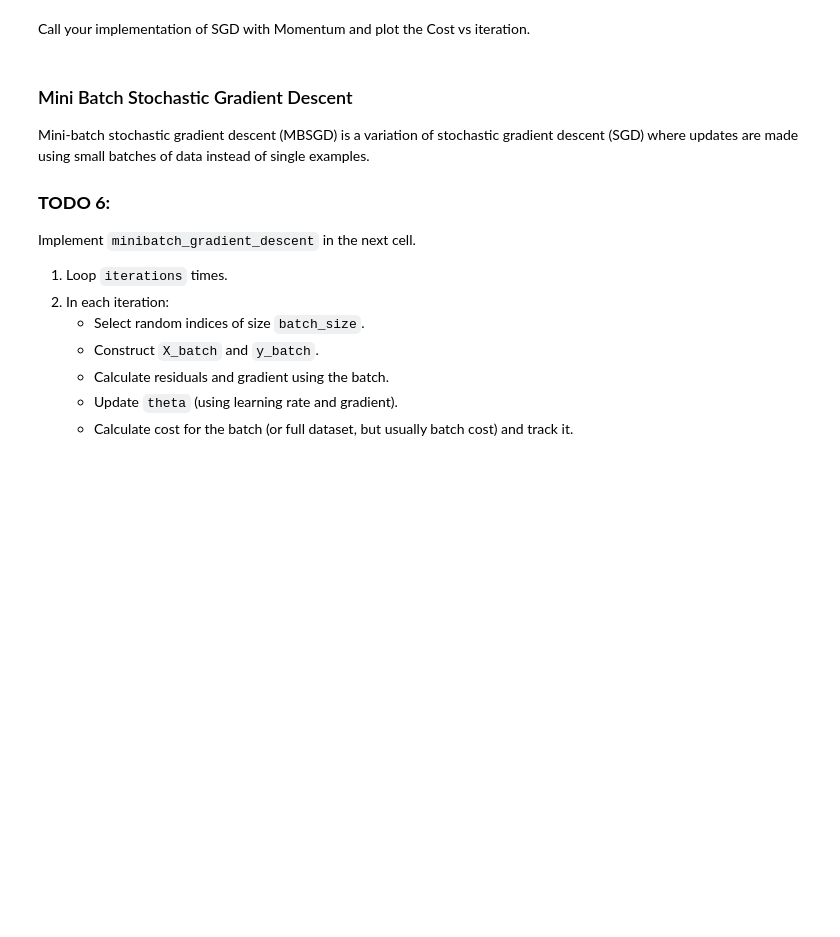
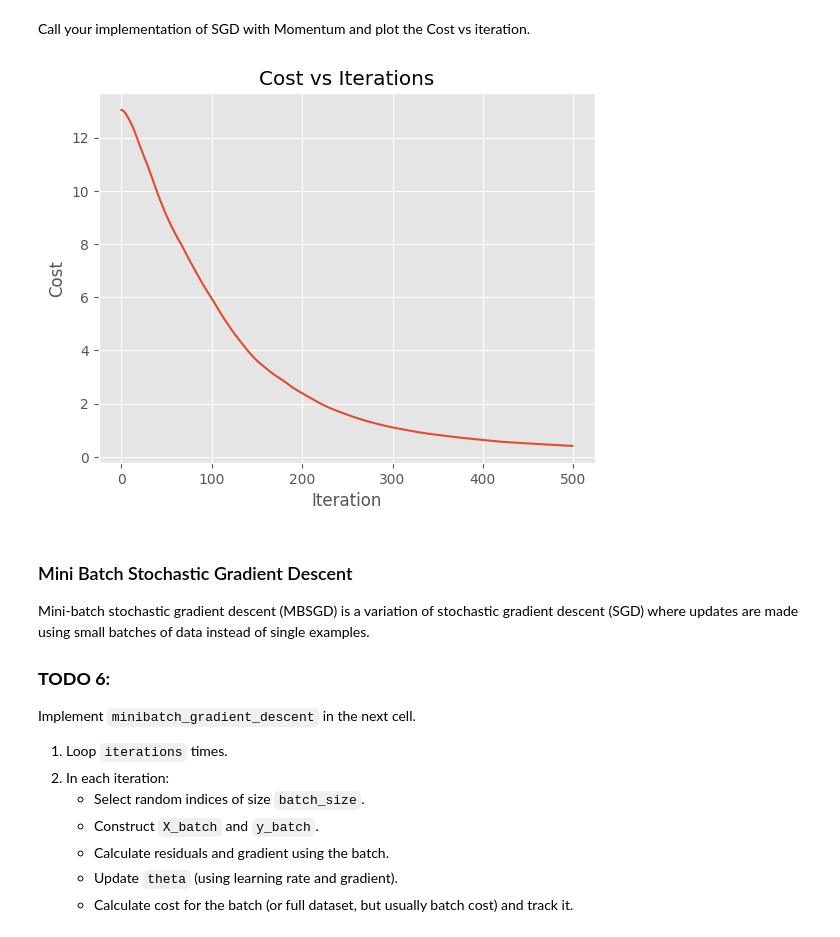
Before and after one commit to RyderBaez/Assignment6-EE599-2025, a Jupyter notebook: files/1_Gradient_Descent.ipynb, the cells around one changed output. Cells and saved outputs as stored; diff of their text form; code cells hidden in the pictures; blank space fills up the shorter version.

```diff
--- a/files/1_Gradient_Descent.ipynb
+++ b/files/1_Gradient_Descent.ipynb
@@ -469,14 +469,22 @@ Call your implementation of SGD with Momentum and plot the Cost vs iteration.
 # %%
 # Skeleton for TODO 5 (continued)
 theta = theta_guess.copy()
 X_b = np.c_[X, np.ones((len(X), 1))]
 momentum = 0.9
 
 # 1. Run SGD with Momentum
 # theta, cost_history = ...
+theta, cost_history = stochastic_gradient_descent_with_momentum(X_b, y, theta, learning_rate,momentum, num_iterations)
 
-# 2. Plot cost history
+# 3. Plot cost history
 # ... your code here ...
+plt.plot(cost_history)
+plt.xlabel("Iteration")
+plt.ylabel("Cost")
+plt.title("Cost vs Iterations")
+plt.show()
+# %% [output]
+[figure, added]
 # %% [markdown]
 ### Mini Batch Stochastic Gradient Descent
 
```
Also changed, not shown: parts of 4 cells of this notebook.
